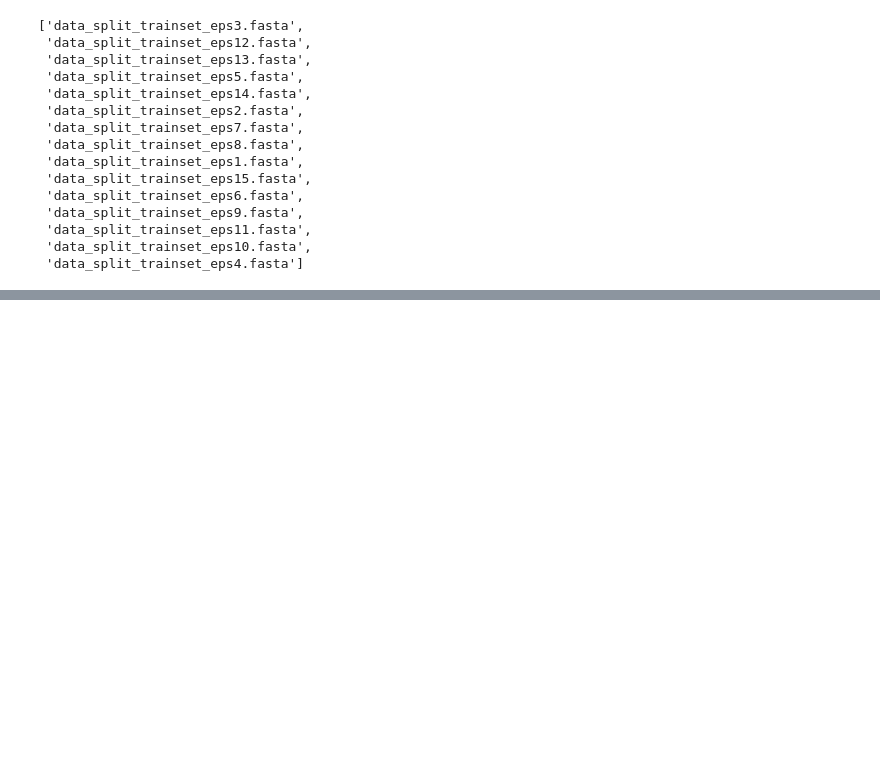
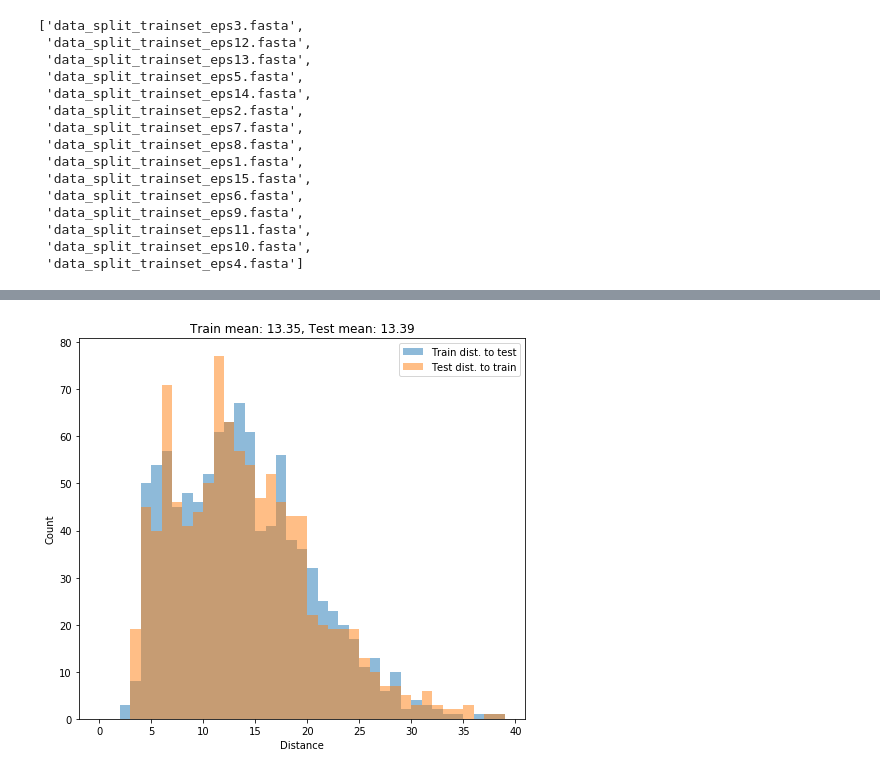
Before and after one commit to matsengrp/vampire, a Jupyter notebook: two_layer_dense_vae.ipynb, the cells around one changed output, grey strips where cells are left out. Drawn from its saved outputs; the diff is of its cells as text; code cells hidden in the pictures; blank space fills up the shorter version.

Commit message:
titrate clustering distance and compare likelihoods

```diff
--- a/two_layer_dense_vae.ipynb
+++ b/two_layer_dense_vae.ipynb
@@ -746,6 +805,10 @@ np.median(test_on_train)
 # %%
-MAX_SEQS = 10000000
+MAX_SEQS = 100000000
 MAX_LEN = 149
+nb_epoch = 120
+mean_loglik_samples = 1000
+Nsamples = 1000
+early_stopping = EarlyStopping(monitor='val_loss', patience=5)
 glob_pattern = 'data_split_trainset_eps*.fasta'
 glob_res = glob.glob(glob_pattern)
 # %%
@@ -766,5 +829,3 @@ glob_res
  'data_split_trainset_eps11.fasta',
  'data_split_trainset_eps10.fasta',
  'data_split_trainset_eps4.fasta']
-# %%
-glob_res = ['data_split_trainset_eps10.fasta']
@@ -822,0 +921,19 @@ Processing: data_split_trainset_eps10.fasta
+# %%
+x_train_sequences = onehot2seq(x_train)
+x_test_sequences = onehot2seq(x_test)
+# %%
+Nsamples = 1000
+
+train_on_test = list()
+for i, sgen in enumerate(random.sample(x_train_sequences, Nsamples)):
+    if i % 100 == 0:
+        print(i)
+    min_dist_test = min(hamming_distance(sgen, s) for s in x_test_sequences)
+    train_on_test.append(min_dist_test)
+
+test_on_train = list()
+for i, sgen in enumerate(random.sample(x_test_sequences, Nsamples)):
+    if i % 100 == 0:
+        print(i)
+    min_dist_train = min(hamming_distance(sgen, s) for s in x_train_sequences)
+    test_on_train.append(min_dist_train)
@@ -822,0 +961,12 @@ Processing: data_split_trainset_eps10.fasta
+# %%
+plt.figure(figsize=(8, 7))
+bins = list(range(40))
+plt.hist(train_on_test, bins, alpha=0.5, label='Train dist. to test')
+plt.hist(test_on_train, bins, alpha=0.5, label='Test dist. to train')
+plt.legend(loc='upper right')
+plt.title('Train mean: {}, Test mean: {}'.format(round(np.mean(train_on_test), 2), round(np.mean(test_on_train), 2)))
+plt.ylabel('Count')
+plt.xlabel('Distance')
+plt.show()
+# %% [output]
+[figure, added]
```
Also changed, not shown: parts of 9 cells of this notebook.
